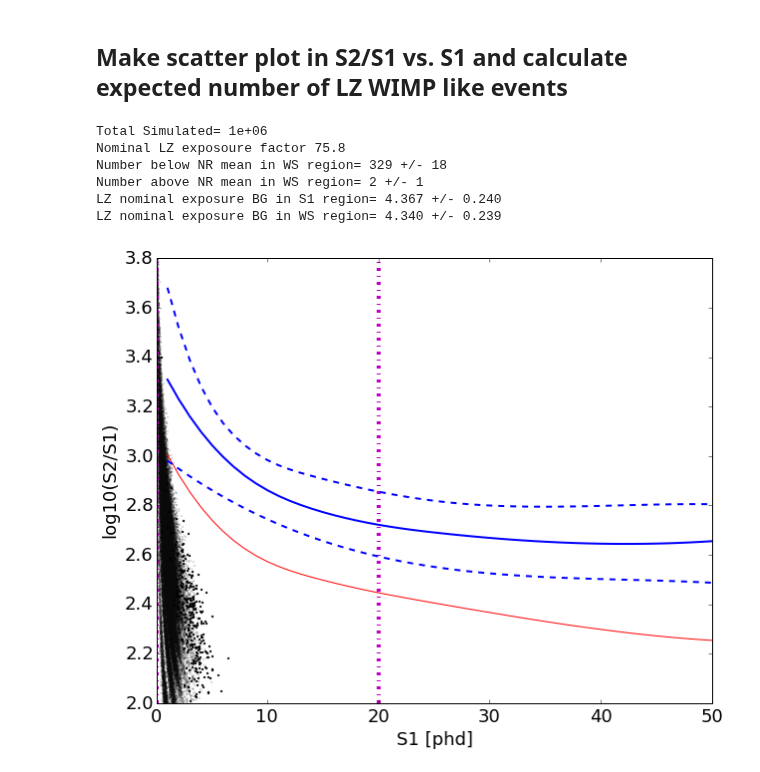
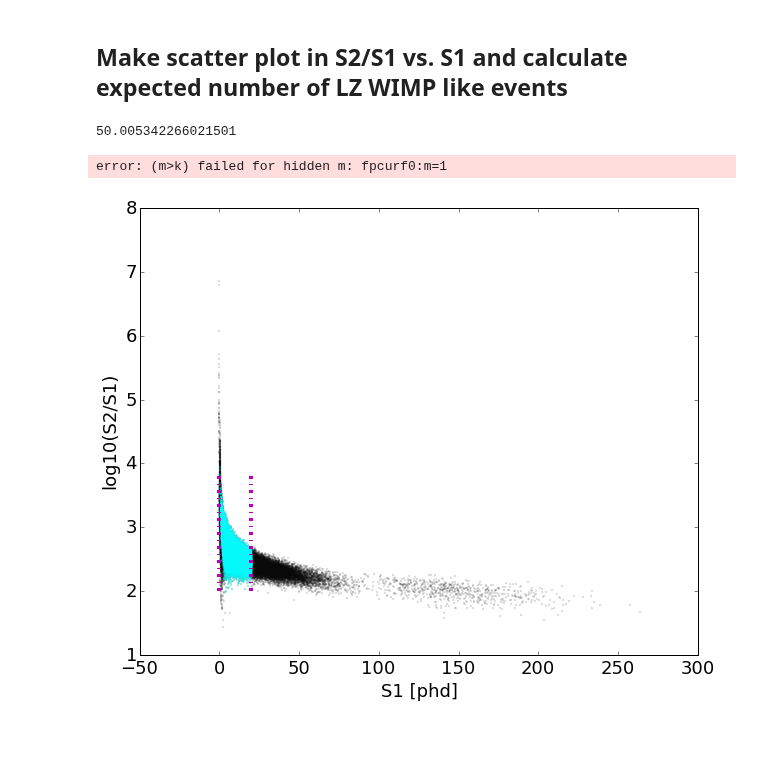
Before and after one commit to attdobi/iPyNb, a Jupyter notebook: PyNEST/LZ_S1S2_BG_Calc.ipynb, the cells around one changed output. Saved outputs shown, nothing was run; the diff lists cells and outputs as text; code cells hidden in the pictures; blank space fills up the shorter version.

```diff
--- a/PyNEST/LZ_S1S2_BG_Calc.ipynb
+++ b/PyNEST/LZ_S1S2_BG_Calc.ipynb
@@ -39,16 +42,16 @@ Functions loaded:
 </h4>
 # %%
 #setup (title to save figure, and file path to diff E spectrum , or list of energies)
-title="8B"
-file_path='data/B8_DiffRate.txt'
+title="atm"
+file_path='data/ATM_DiffRate.txt'
 ParticleType='NR' # ER or NR
 
 # Get S1 and S2 from an exmple PP solar neutrino differential spectrum
-Nph, Ne, S1, S2, NS1_coin, Rate_evts_kg_day, LZ_exposure_factor = dN2NphNe(file_path=file_path,ParticleType=ParticleType,nSim=1e6, minSpikePE=0.2)
+Nph, Ne, Ne_ext, S1_spike, S1, S2, NS1_coin, Rate_evts_kg_day, LZ_exposure_factor = dN2NphNe(file_path=file_path,ParticleType=ParticleType,nSim=1e5, minSpikePE=0.2, e_lifetime=1000)
 
 # Or use this to convert energy array into S1,S2 with energy_array=>your energy array
 #Nph, Ne, S1, S2 = E2NphNe(Energy =energy_array, ParticleType=ParticleType)
 
 #Generate Flat ER and NR spectra:
-S1_bins, mean_S2oS1_flat_n, mean_S2oS1_e, stdev_S2oS1_e = genBands()
+S1_bin_cen_n, mean_S2oS1_n, std_S2oS1_n, S1_bin_cen_e, mean_S2oS1_e, stdev_S2oS1_e = genBands(nSim=1e6)
 # %% [output]
@@ -58,5 +61,9 @@ LZ exposure factor = 75.8
 # %% [markdown]
 <h2> Make scatter plot in S2/S1 vs. S1 and calculate expected number of LZ WIMP like events</h2>
+# %%
+S1_bin_cen_n
+# %% [output]
+50.005342266021501
 # %%
 #plot WS region, and Calc expected count in WS region
 
@@ -65,53 +72,47 @@ S1_min=0
 S1_max=20
 Ne_min=5
 NS1_coin_req=3
-
-WS_cut=(inrange(S1,[S1_min,S1_max])) & (Ne>=Ne_min) & (NS1_coin>=NS1_coin_req)
+WS_cut=(inrange(S1,[S1_min,S1_max])) & (Ne_ext>=Ne_min) & (NS1_coin>=NS1_coin_req)
 
 plt.scatter(S1,log10(S2/S1),color='black',s=2,alpha=0.1)
-plt.scatter(S1[WS_cut],log10(S2[WS_cut]/S1[WS_cut]),color='black',s=2,alpha=0.8)
+plt.scatter(S1[WS_cut],log10(S2[WS_cut]/S1[WS_cut]),color='cyan',s=2,alpha=0.2)
 plt.xlabel('S1 [phd]')
 plt.ylabel('log10(S2/S1)')
 plt.rcParams.update({'font.size': 18})
 plt.plot([S1_min,S1_min],[2,3.8],'-.m',linewidth=4)
 plt.plot([S1_max,S1_max],[2,3.8],'-.m',linewidth=4)
 
 #plot NR mean, with a smooth spline, and calculate number of WS candidates
-sNR = ip.UnivariateSpline(S1_bins, log10(mean_S2oS1_flat_n), s=.01)
+sNR = ip.UnivariateSpline(S1_bin_cen_n, mean_S2oS1_n, s=0.1)
 WS_under_NRmean= sum((log10(S2[WS_cut]/S1[WS_cut])<=sNR(S1[WS_cut])) )
 WS_above_NRmean= sum((log10(S2[WS_cut]/S1[WS_cut])>sNR(S1[WS_cut])) )
 
-plot(S1_bins,sNR(S1_bins),'-r')
+plot(S1_bin_cen_n,sNR(S1_bin_cen_n),'-r')
 
 #plot ER band, with a smooth spline
-s = ip.UnivariateSpline(S1_bins, mean_S2oS1_e, s=.01)
-s_ub = ip.UnivariateSpline(S1_bins, mean_S2oS1_e+1.28*stdev_S2oS1_e, s=.01) #1.28 sigma for 10-90% bands
-s_lb = ip.UnivariateSpline(S1_bins, mean_S2oS1_e-1.28*stdev_S2oS1_e, s=.01)
-plot(S1_bins,s(S1_bins),'-b',linewidth=2)
-plot(S1_bins,s_ub(S1_bins),'--b',linewidth=2)
-plot(S1_bins,s_lb(S1_bins),'--b',linewidth=2)
+s = ip.UnivariateSpline(S1_bin_cen_e, mean_S2oS1_e, s=.01)
+s_ub = ip.UnivariateSpline(S1_bin_cen_e, mean_S2oS1_e+1.28*stdev_S2oS1_e, s=.1) #1.28 sigma for 10-90% bands
+s_lb = ip.UnivariateSpline(S1_bin_cen_e, mean_S2oS1_e-1.28*stdev_S2oS1_e, s=.1)
+plot(S1_bin_cen_e,s(S1_bin_cen_e),'-b',linewidth=2)
+plot(S1_bin_cen_e,s_ub(S1_bin_cen_e),'--b',linewidth=2)
+plot(S1_bin_cen_e,s_lb(S1_bin_cen_e),'--b',linewidth=2)
 
 
 xlim([0,50])
 ylim([2.0,3.8])
 savefig('figs/'+title+'.pdf')
 savefig('figs/'+title+'.png')
 
 
 print('Total Simulated= {:.1g} '.format(size(S1)))
 print('Nominal LZ exposoure factor {:.1f} '.format(LZ_exposure_factor))
 print('Number below NR mean in WS region= {:.0f} +/- {:.0f}'.format(WS_under_NRmean, sqrt(WS_under_NRmean)))
 print('Number above NR mean in WS region= {:.0f} +/- {:.0f}'.format(WS_above_NRmean, sqrt(WS_above_NRmean)))
 print('LZ nominal exposure BG in S1 region= {:.3f} +/- {:.3f}'.format((WS_above_NRmean+WS_under_NRmean)/LZ_exposure_factor, sqrt(WS_above_NRmean+WS_under_NRmean)/LZ_exposure_factor))
 print('LZ nominal exposure BG in WS region= {:.3f} +/- {:.3f}'.format(WS_under_NRmean/LZ_exposure_factor, sqrt(WS_under_NRmean)/LZ_exposure_factor))
 # %% [output]
-Total Simulated= 1e+06
-Nominal LZ exposoure factor 75.8
-Number below NR mean in WS region= 329 +/- 18
-Number above NR mean in WS region= 2 +/- 1
-LZ nominal exposure BG in S1 region= 4.367 +/- 0.240
-LZ nominal exposure BG in WS region= 4.340 +/- 0.239
+error: (m>k) failed for hidden m: fpcurf0:m=1
-[figure, old version]
+[figure, new version]
 # %%
 #make a denisty scatter plot
 scatterColor(S1,log10(S2/S1))
```
Also changed, not shown: parts of 6 cells of this notebook, 21 other files.
